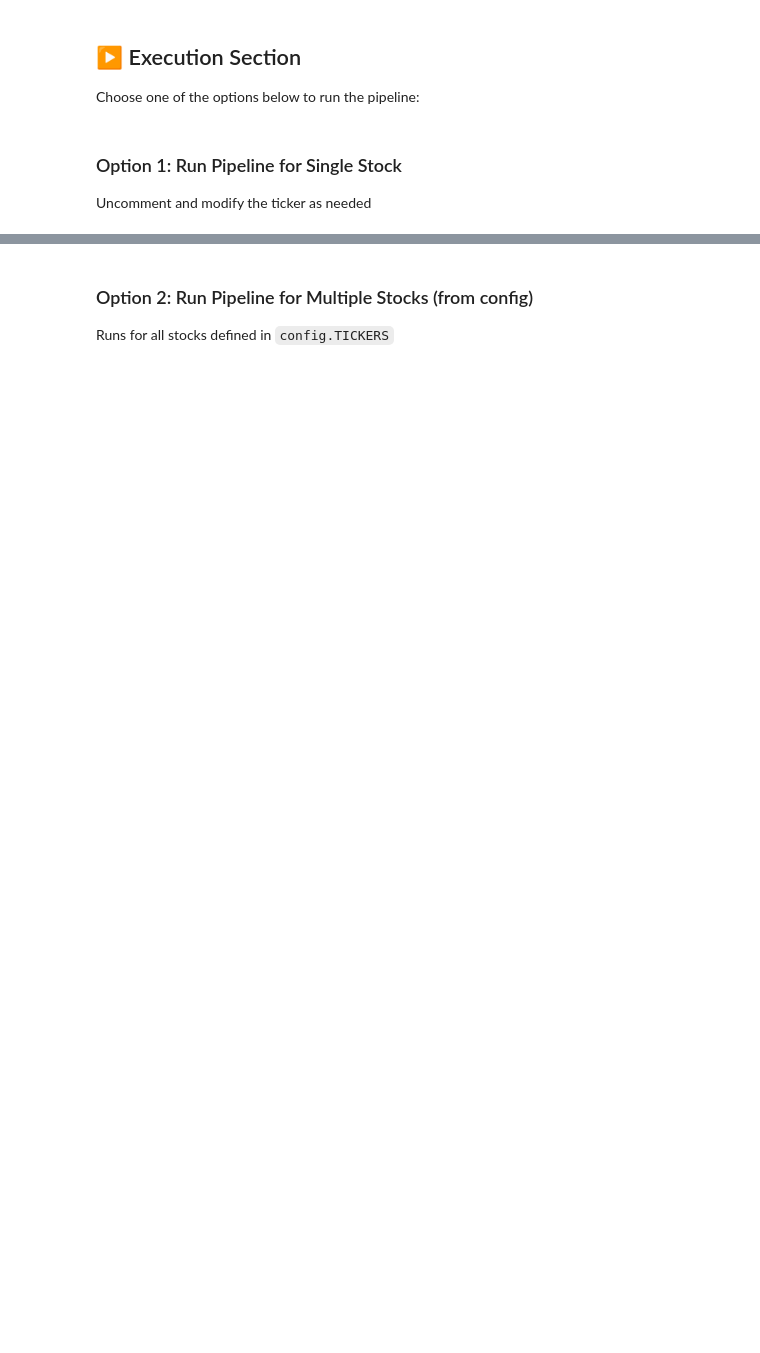
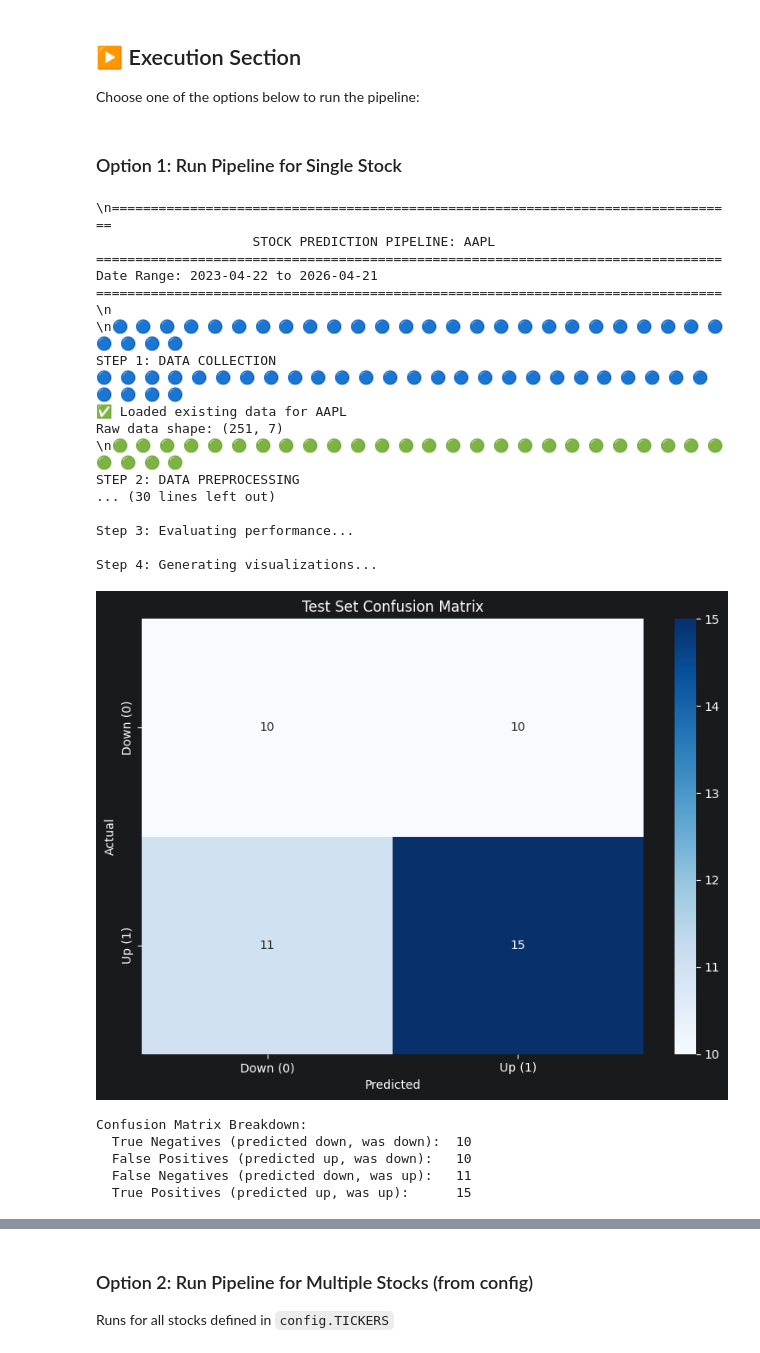
Before and after one commit to Goodvibes74/Machine-Learning-Project, a Jupyter notebook: stock_ml_project/Main.ipynb, the cells around one changed output, grey strips where cells are left out. Drawn from its saved outputs; the diff is of its cells as text; code cells hidden in the pictures; blank space fills up the shorter version.

```diff
--- a/stock_ml_project/Main.ipynb
+++ b/stock_ml_project/Main.ipynb
@@ -260,10 +285,31 @@ print("✅ Function defined: run_multiple_stocks()")
 Choose one of the options below to run the pipeline:
 # %% [markdown]
 ### Option 1: Run Pipeline for Single Stock
-
-Uncomment and modify the ticker as needed
 # %%
 # Run pipeline for AAPL
-# Uncomment the line below to execute
 
-# results_single = run_complete_pipeline('AAPL')
+results_single = run_complete_pipeline('AAPL')
+# %% [output]
+\n================================================================================
+                    STOCK PREDICTION PIPELINE: AAPL
+================================================================================
+Date Range: 2023-04-22 to 2026-04-21
+================================================================================\n
+\n🔵 🔵 🔵 🔵 🔵 🔵 🔵 🔵 🔵 🔵 🔵 🔵 🔵 🔵 🔵 🔵 🔵 🔵 🔵 🔵 🔵 🔵 🔵 🔵 🔵 🔵 🔵 🔵 🔵 🔵
+STEP 1: DATA COLLECTION
+🔵 🔵 🔵 🔵 🔵 🔵 🔵 🔵 🔵 🔵 🔵 🔵 🔵 🔵 🔵 🔵 🔵 🔵 🔵 🔵 🔵 🔵 🔵 🔵 🔵 🔵 🔵 🔵 🔵 🔵
+✅ Loaded existing data for AAPL
+Raw data shape: (251, 7)
+\n🟢 🟢 🟢 🟢 🟢 🟢 🟢 🟢 🟢 🟢 🟢 🟢 🟢 🟢 🟢 🟢 🟢 🟢 🟢 🟢 🟢 🟢 🟢 🟢 🟢 🟢 🟢 🟢 🟢 🟢
+STEP 2: DATA PREPROCESSING
+... (30 lines left out)
+
+Step 3: Evaluating performance...
+
+Step 4: Generating visualizations...
+[figure, added]
+Confusion Matrix Breakdown:
+  True Negatives (predicted down, was down):  10
+  False Positives (predicted up, was down):   10
+  False Negatives (predicted down, was up):   11
+  True Positives (predicted up, was up):      15
```
Also changed, not shown: parts of 12 cells of this notebook, 1 other file.
